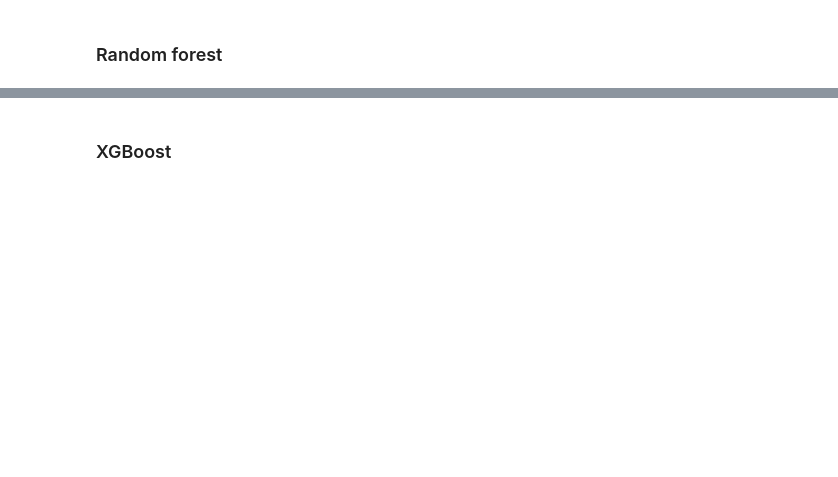
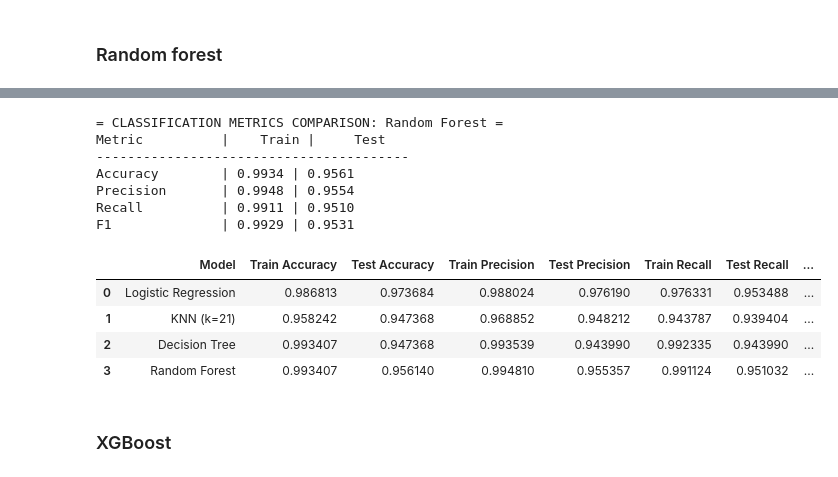
Before and after one commit to MichalWronskiMW/ML_Breast-Cancer-Classification, a Jupyter notebook: notebooks/03_initial-models.ipynb, the cells around one changed output, grey strips where cells are left out. Drawn from its saved outputs; the diff is of its cells as text; code cells hidden in the pictures; blank space fills up the shorter version.

```diff
--- a/notebooks/03_initial-models.ipynb
+++ b/notebooks/03_initial-models.ipynb
@@ -42,17 +42,7 @@ array([[-0.87737439, -0.99632936, -0.84836506, ..., -0.11026997,
 # %% [markdown]
 ## Initial models
 # %%
-model_results = pd.DataFrame({
-    "Model": pd.Series(dtype='str'),
-    "Train Accuracy": pd.Series(dtype='float'),
-    "Test Accuracy": pd.Series(dtype='float'),
-    "Train Precision": pd.Series(dtype='float'),
-    "Test Precision": pd.Series(dtype='float'),
-    "Train Recall": pd.Series(dtype='float'),
-    "Test Recall": pd.Series(dtype='float'),
-    "Train F1": pd.Series(dtype='float'),
-    "Test F1": pd.Series(dtype='float'),
-})
+results = ModelResults()
 # %% [markdown]
 ### Logistic regression
 # %%
@@ -98,5 +121,19 @@ rf.fit(X_train_scaled, y_train)
 # %%
-evaluate_classifier(rf, "Random Forest", X_train_scaled, y_train, X_test_scaled, y_test, average='macro')
+results.add(rf, "Random Forest", X_train_scaled, y_train, X_test_scaled, y_test, average='macro')
+results.get_results()
+# %% [output]
+= CLASSIFICATION METRICS COMPARISON: Random Forest =
+Metric          |    Train |     Test
+----------------------------------------
+Accuracy        | 0.9934 | 0.9561
+Precision       | 0.9948 | 0.9554
+Recall          | 0.9911 | 0.9510
+F1              | 0.9929 | 0.9531
+|  | Model | Train Accuracy | Test Accuracy | Train Precision | Test Precision | Train Recall | Test Recall | ... |
+| 0 | Logistic Regression | 0.986813 | 0.973684 | 0.988024 | 0.976190 | 0.976331 | 0.953488 | ... |
+| 1 | KNN (k=21) | 0.958242 | 0.947368 | 0.968852 | 0.948212 | 0.943787 | 0.939404 | ... |
+| 2 | Decision Tree | 0.993407 | 0.947368 | 0.993539 | 0.943990 | 0.992335 | 0.943990 | ... |
+| 3 | Random Forest | 0.993407 | 0.956140 | 0.994810 | 0.955357 | 0.991124 | 0.951032 | ... |
 # %% [markdown]
 ### XGBoost
 # %%
```
Also changed, not shown: parts of 12 cells of this notebook, 6 other files.
